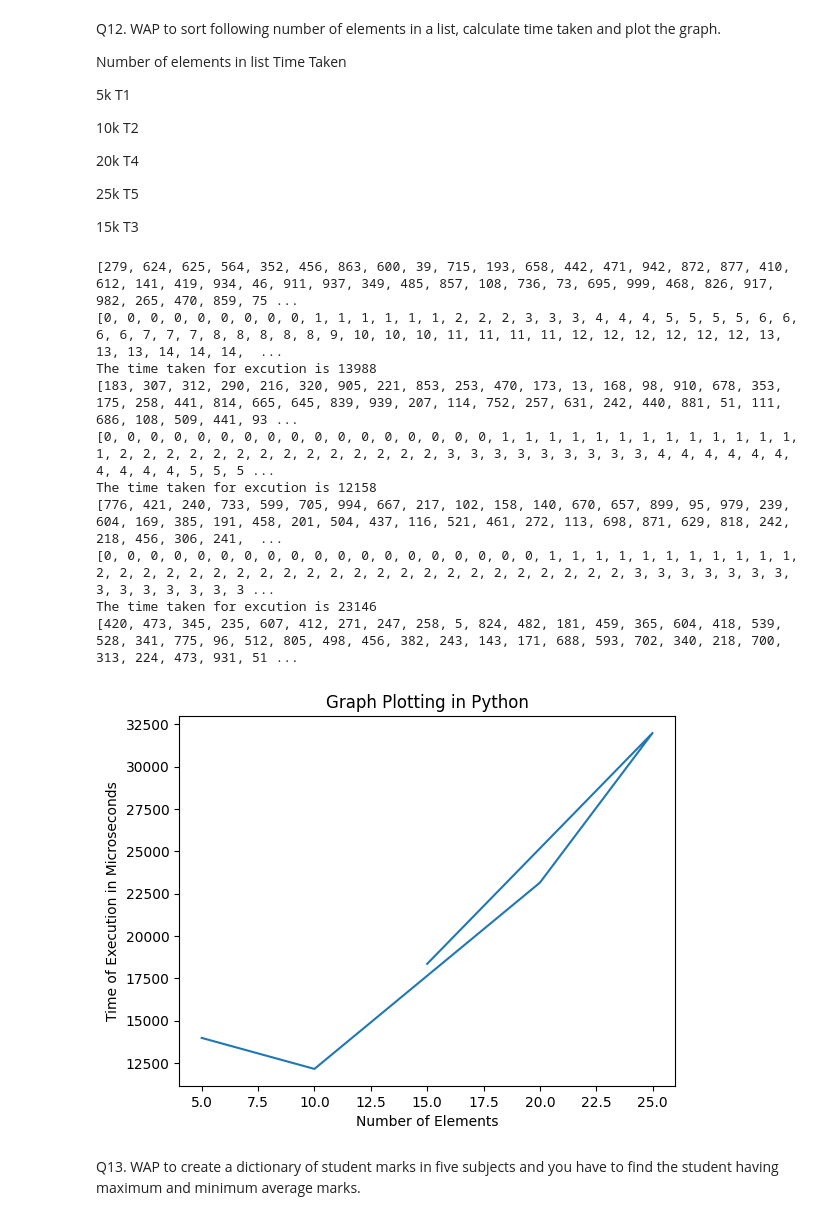
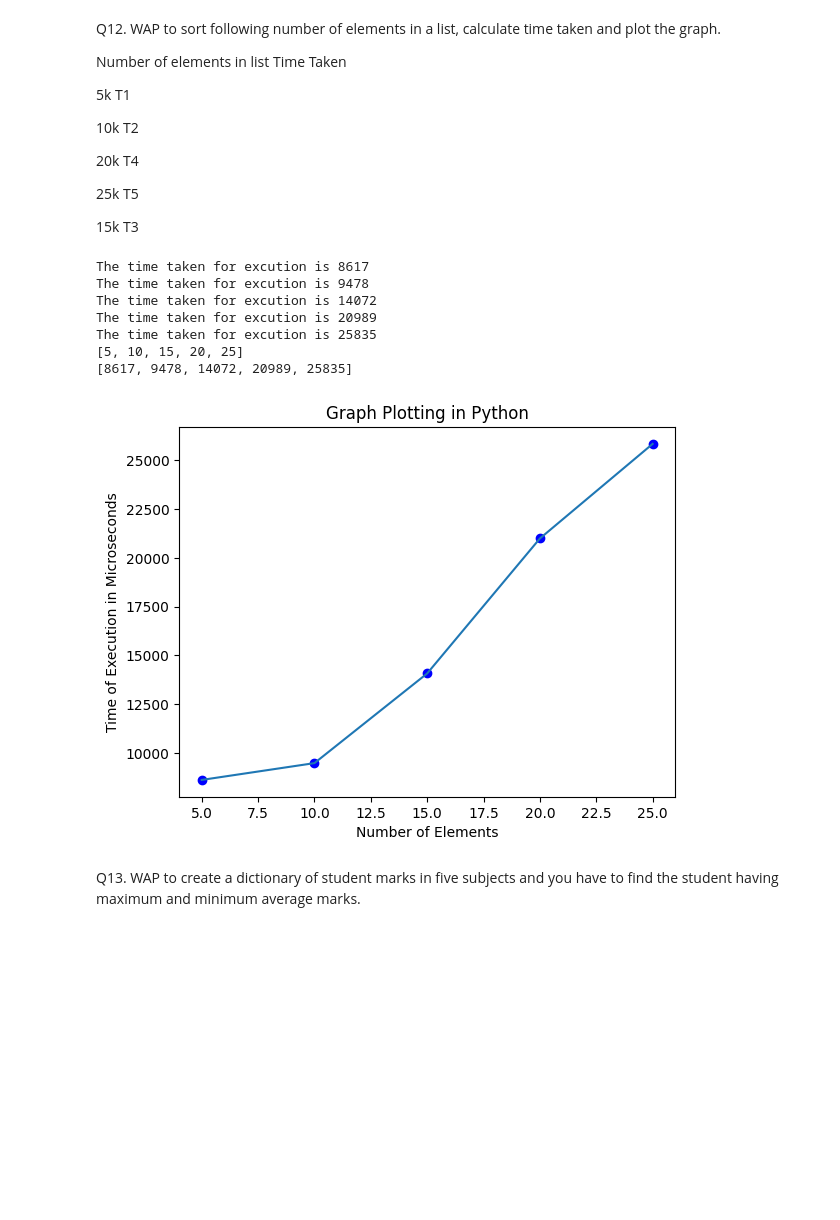
Before and after one commit to arushi3838/Assignments_python, a Jupyter notebook: Assignment1.ipynb, the cells around one changed output. Saved outputs shown, nothing was run; the diff lists cells and outputs as text; code cells hidden in the pictures; blank space fills up the shorter version.

```diff
--- a/Assignment1.ipynb
+++ b/Assignment1.ipynb
@@ -445,42 +445,42 @@ Number of elements in list Time Taken
 # %%
 import datetime
 import matplotlib.pyplot as plt
+import numpy as np
 import random
-L1=[5,10,20,25,15]
+L1=[5,10,15,20,25]
+L3=[3,2,4,2,1]
 y=[]
 for i in range(len(L1)):
   tstart=datetime.datetime.now()
   L2=[]
   for j in range(L1[i]*1000):
     r=random.randint(0,1000)
     L2.append(r)
-  print(L2)
   L2.sort()
-  print(L2)
   tend=datetime.datetime.now()
   #execution time
   e=tend-tstart
   print("The time taken for excution is",e.microseconds)
   y.append(e.microseconds)
-X=L1
+X=(L1)
+print(X)
 Y=y
+print(Y)
+plt.plot(X,Y,'o',color="blue")
 plt.plot(X,Y)
 plt.xlabel('Number of Elements')
 plt.ylabel('Time of Execution in Microseconds')
 plt.title('Graph Plotting in Python')
 plt.show()
 # %% [output]
-[279, 624, 625, 564, 352, 456, 863, 600, 39, 715, 193, 658, 442, 471, 942, 872, 877, 410, 612, 141, 419, 934, 46, 911, 937, 349, 485, 857, 108, 736, 73, 695, 999, 468, 826, 917, 982, 265, 470, 859, 75 ...
-[0, 0, 0, 0, 0, 0, 0, 0, 0, 1, 1, 1, 1, 1, 1, 2, 2, 2, 3, 3, 3, 4, 4, 4, 5, 5, 5, 5, 6, 6, 6, 6, 7, 7, 7, 8, 8, 8, 8, 8, 9, 10, 10, 10, 11, 11, 11, 11, 12, 12, 12, 12, 12, 12, 13, 13, 13, 14, 14, 14,  ...
-The time taken for excution is 13988
-[183, 307, 312, 290, 216, 320, 905, 221, 853, 253, 470, 173, 13, 168, 98, 910, 678, 353, 175, 258, 441, 814, 665, 645, 839, 939, 207, 114, 752, 257, 631, 242, 440, 881, 51, 111, 686, 108, 509, 441, 93 ...
-[0, 0, 0, 0, 0, 0, 0, 0, 0, 0, 0, 0, 0, 0, 0, 0, 0, 1, 1, 1, 1, 1, 1, 1, 1, 1, 1, 1, 1, 1, 1, 2, 2, 2, 2, 2, 2, 2, 2, 2, 2, 2, 2, 2, 2, 3, 3, 3, 3, 3, 3, 3, 3, 3, 4, 4, 4, 4, 4, 4, 4, 4, 4, 4, 5, 5, 5 ...
-The time taken for excution is 12158
-[776, 421, 240, 733, 599, 705, 994, 667, 217, 102, 158, 140, 670, 657, 899, 95, 979, 239, 604, 169, 385, 191, 458, 201, 504, 437, 116, 521, 461, 272, 113, 698, 871, 629, 818, 242, 218, 456, 306, 241,  ...
-[0, 0, 0, 0, 0, 0, 0, 0, 0, 0, 0, 0, 0, 0, 0, 0, 0, 0, 0, 1, 1, 1, 1, 1, 1, 1, 1, 1, 1, 1, 2, 2, 2, 2, 2, 2, 2, 2, 2, 2, 2, 2, 2, 2, 2, 2, 2, 2, 2, 2, 2, 2, 2, 3, 3, 3, 3, 3, 3, 3, 3, 3, 3, 3, 3, 3, 3 ...
-The time taken for excution is 23146
-[420, 473, 345, 235, 607, 412, 271, 247, 258, 5, 824, 482, 181, 459, 365, 604, 418, 539, 528, 341, 775, 96, 512, 805, 498, 456, 382, 243, 143, 171, 688, 593, 702, 340, 218, 700, 313, 224, 473, 931, 51 ...
+The time taken for excution is 8617
+The time taken for excution is 9478
+The time taken for excution is 14072
+The time taken for excution is 20989
+The time taken for excution is 25835
+[5, 10, 15, 20, 25]
+[8617, 9478, 14072, 20989, 25835]
-[figure, old version]
+[figure, new version]
 # %% [markdown]
 Q13. WAP to create a dictionary of student marks in five subjects and you have to find the student having maximum and minimum average marks.
 # %%
```
